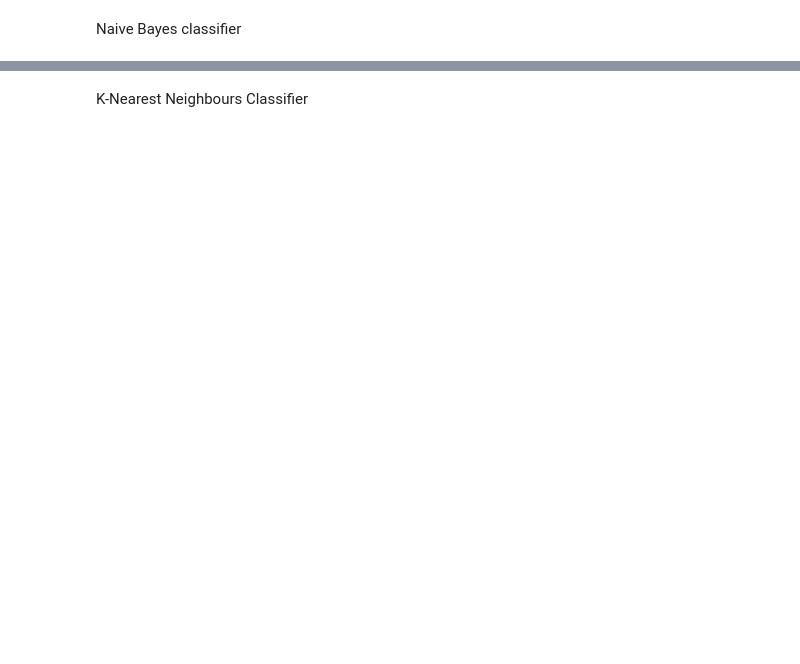
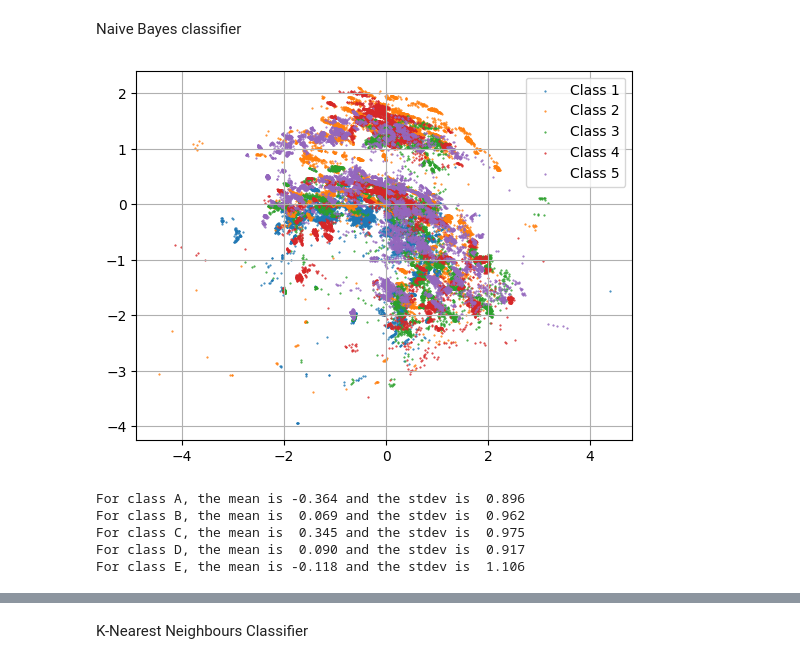
Before and after one commit to rubentorres-developer/ML-SecondHomeAssignment, a Jupyter notebook: Assignment2.ipynb, the cells around one changed output, grey strips where cells are left out. Cells and saved outputs as stored; diff of their text form; code cells hidden in the pictures; blank space fills up the shorter version.

```diff
--- a/Assignment2.ipynb
+++ b/Assignment2.ipynb
@@ -321,3 +323,42 @@ plt.show()
 dt_preds= dt.predict(Xt_test)
 # %% [markdown]
 Naive Bayes classifier
+# %%
+plt.scatter(Xt_train[y_train==1,0], Xt_train[y_train==1,1], label="Class 1", marker=".", s=1)
+plt.scatter(Xt_train[y_train==2,0], Xt_train[y_train==2,1], label="Class 2", marker=".", s=1)
+plt.scatter(Xt_train[y_train==3,0], Xt_train[y_train==3,1], label="Class 3", marker=".", s=1)
+plt.scatter(Xt_train[y_train==4,0], Xt_train[y_train==4,1], label="Class 4", marker=".", s=1)
+plt.scatter(Xt_train[y_train==5,0], Xt_train[y_train==5,1], label="Class 5", marker=".", s=1)
+plt.legend()
+plt.grid()
+plt.show()
+# %% [output]
+[figure, added]
+# %%
+cA=Xt_test[y_test==1, 0]
+cB=Xt_test[y_test==2, 0]
+cC=Xt_test[y_test==3, 0]
+cD=Xt_test[y_test==4, 0]
+cE=Xt_test[y_test==5, 0]
+
+mA =np.mean(cA)
+mB =np.mean(cB)
+mC =np.mean(cC)
+mD =np.mean(cD)
+mE =np.mean(cE)
+sA=np.sqrt(np.var(cA))
+sB=np.sqrt(np.var(cB))
+sC=np.sqrt(np.var(cC))
+sD=np.sqrt(np.var(cD))
+sE=np.sqrt(np.var(cE))
+print( "For class A, the mean is %6.3f and the stdev is %6.3f" % (mA, sA))
+print( "For class B, the mean is %6.3f and the stdev is %6.3f" % (mB, sB))
+print( "For class C, the mean is %6.3f and the stdev is %6.3f" % (mC, sC))
+print( "For class D, the mean is %6.3f and the stdev is %6.3f" % (mD, sD))
+print( "For class E, the mean is %6.3f and the stdev is %6.3f" % (mE, sE))
+# %% [output]
+For class A, the mean is -0.364 and the stdev is  0.896
+For class B, the mean is  0.069 and the stdev is  0.962
+For class C, the mean is  0.345 and the stdev is  0.975
+For class D, the mean is  0.090 and the stdev is  0.917
+For class E, the mean is -0.118 and the stdev is  1.106
```
Also changed, not shown: parts of 8 cells of this notebook.
